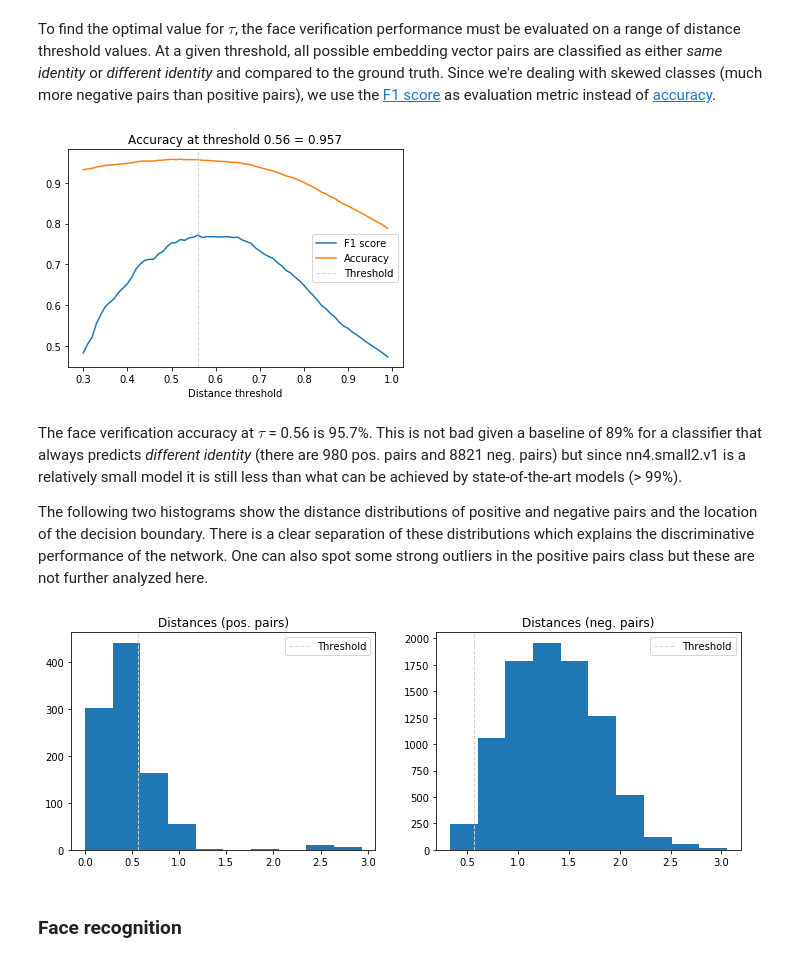
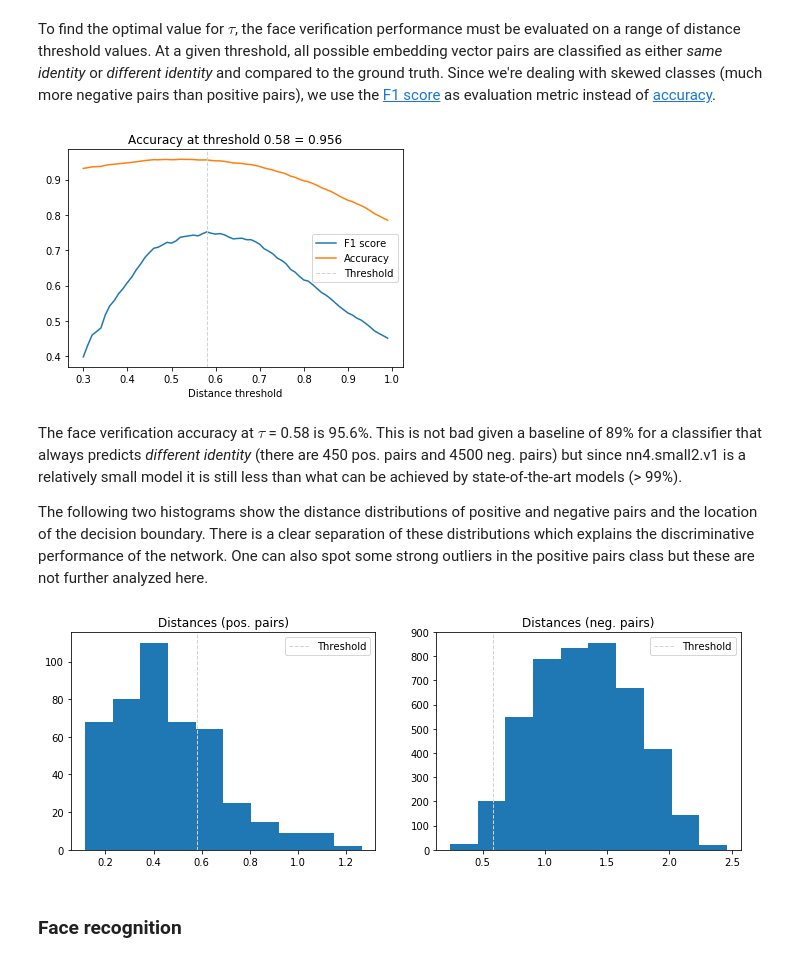
Before and after one commit to krasserm/face-recognition, a Jupyter notebook: face-recognition.ipynb, the cells around one changed output. Cells and saved outputs as stored; diff of their text form; code cells hidden in the pictures.

Commit message:
Do not double-count pairs
# fixes #29

```diff
--- a/face-recognition.ipynb
+++ b/face-recognition.ipynb
@@ -243,37 +243,37 @@ distances = [] # squared L2 distance between pairs
 identical = [] # 1 if same identity, 0 otherwise
 
 num = len(metadata)
 
 for i in range(num - 1):
-    for j in range(1, num):
+    for j in range(i + 1, num):
         distances.append(distance(embedded[i], embedded[j]))
         identical.append(1 if metadata[i].name == metadata[j].name else 0)
 
 distances = np.array(distances)
 identical = np.array(identical)
 
 thresholds = np.arange(0.3, 1.0, 0.01)
 
 f1_scores = [f1_score(identical, distances < t) for t in thresholds]
 acc_scores = [accuracy_score(identical, distances < t) for t in thresholds]
 
 opt_idx = np.argmax(f1_scores)
 # Threshold at maximal F1 score
 opt_tau = thresholds[opt_idx]
 # Accuracy at maximal F1 score
 opt_acc = accuracy_score(identical, distances < opt_tau)
 
 # Plot F1 score and accuracy as function of distance threshold
 plt.plot(thresholds, f1_scores, label='F1 score');
 plt.plot(thresholds, acc_scores, label='Accuracy');
 plt.axvline(x=opt_tau, linestyle='--', lw=1, c='lightgrey', label='Threshold')
 plt.title(f'Accuracy at threshold {opt_tau:.2f} = {opt_acc:.3f}');
 plt.xlabel('Distance threshold')
 plt.legend();
 # %% [output]
-[figure, old version]
+[figure, new version]
 # %% [markdown]
-The face verification accuracy at $\tau$ = 0.56 is 95.7%. This is not bad given a baseline of 89% for a classifier that always predicts *different identity* (there are 980 pos. pairs and 8821 neg. pairs) but since nn4.small2.v1 is a relatively small model it is still less than what can be achieved by state-of-the-art models (> 99%).
+The face verification accuracy at $\tau$ = 0.58 is 95.6%. This is not bad given a baseline of 89% for a classifier that always predicts *different identity* (there are 450 pos. pairs and 4500 neg. pairs) but since nn4.small2.v1 is a relatively small model it is still less than what can be achieved by state-of-the-art models (> 99%).
 
 The following two histograms show the distance distributions of positive and negative pairs and the location of the decision boundary. There is a clear separation of these distributions which explains the discriminative performance of the network. One can also spot some strong outliers in the positive pairs class but these are not further analyzed here.
 # %%
@@ -294,7 +294,7 @@ plt.axvline(x=opt_tau, linestyle='--', lw=1, c='lightgrey', label='Threshold')
 plt.title('Distances (neg. pairs)')
 plt.legend();
 # %% [output]
-[figure, old version]
+[figure, new version]
 # %% [markdown]
 ### Face recognition
 # %% [markdown]
```
Also changed, not shown: parts of 1 cell of this notebook.
